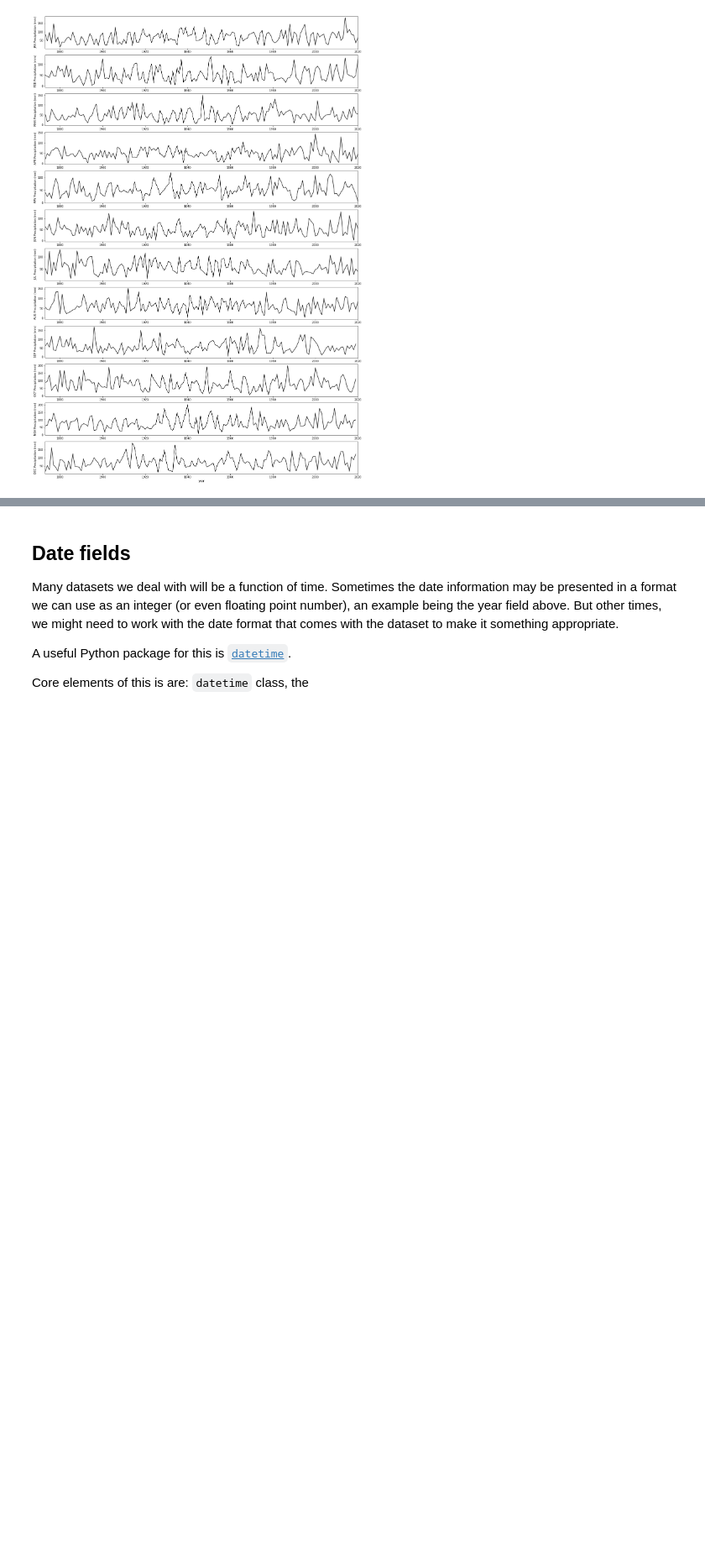
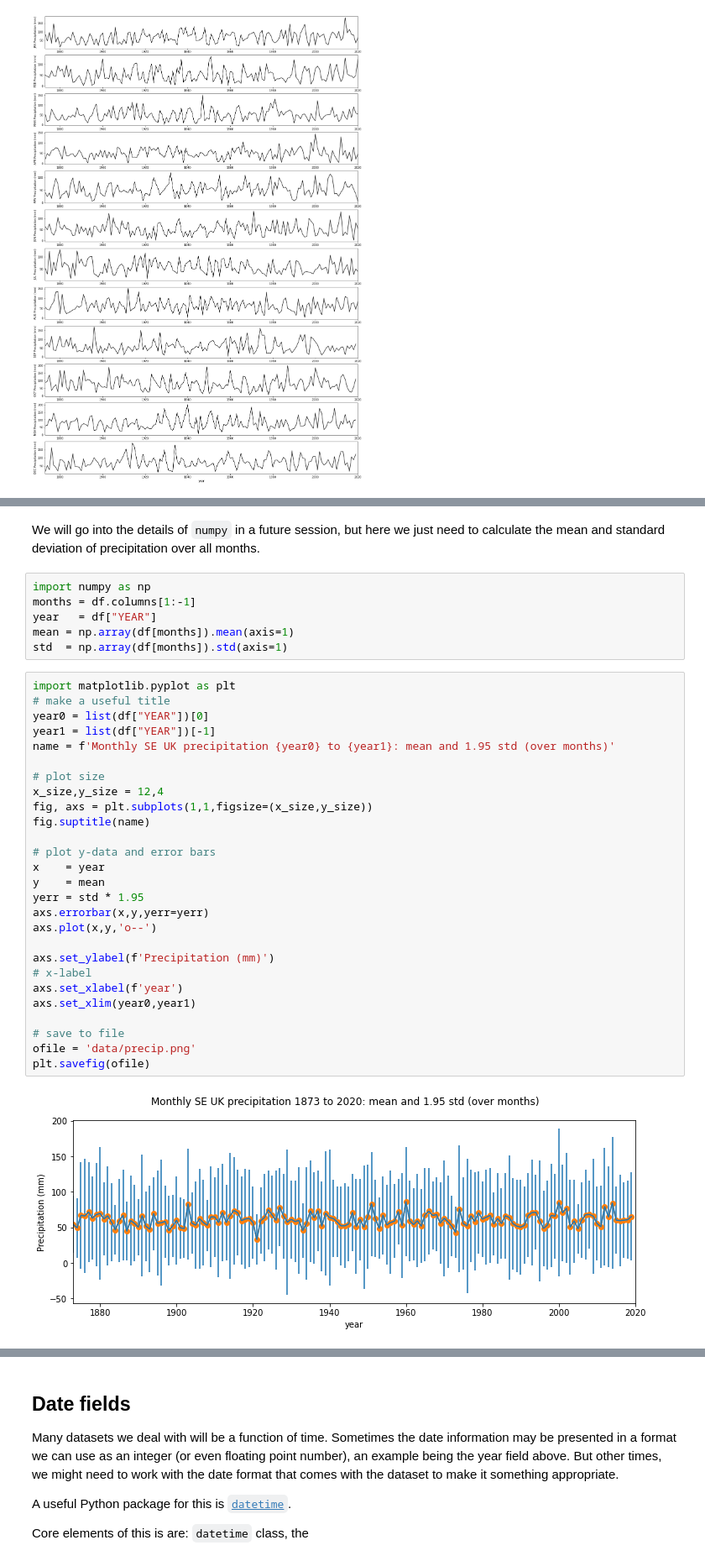
Before and after one commit to UCL-EO/geog0111, a Jupyter notebook: notebooks/023_Plotting.ipynb, the cells around one changed output, grey strips where cells are left out. Shown at 84% size. Drawn from its saved outputs; the diff is of its cells as text; blank space fills up the shorter version.

```diff
--- a/notebooks/023_Plotting.ipynb
+++ b/notebooks/023_Plotting.ipynb
@@ -261,0 +300,37 @@ Text(0.5, 0, 'year')
+# %% [markdown]
+We will go into the details of `numpy` in a future session, but here we just need to calculate the mean and standard deviation of precipitation over all months.
+# %%
+import numpy as np
+months = df.columns[1:-1]
+year   = df["YEAR"]
+mean = np.array(df[months]).mean(axis=1)
+std  = np.array(df[months]).std(axis=1)
+# %%
+import matplotlib.pyplot as plt
+# make a useful title
+year0 = list(df["YEAR"])[0]
+year1 = list(df["YEAR"])[-1]
+name = f'Monthly SE UK precipitation {year0} to {year1}: mean and 1.95 std (over months)'
+
+# plot size
+x_size,y_size = 12,4
+fig, axs = plt.subplots(1,1,figsize=(x_size,y_size))
+fig.suptitle(name)
+
+# plot y-data and error bars
+x    = year
+y    = mean
+yerr = std * 1.95
+axs.errorbar(x,y,yerr=yerr)
+axs.plot(x,y,'o--')
+
+axs.set_ylabel(f'Precipitation (mm)')
+# x-label
+axs.set_xlabel(f'year')
+axs.set_xlim(year0,year1)
+
+# save to file
+ofile = 'data/precip.png'
+plt.savefig(ofile)
+# %% [output]
+[figure, added]
```
Also changed, not shown: parts of 10 cells of this notebook, 6 other files.
